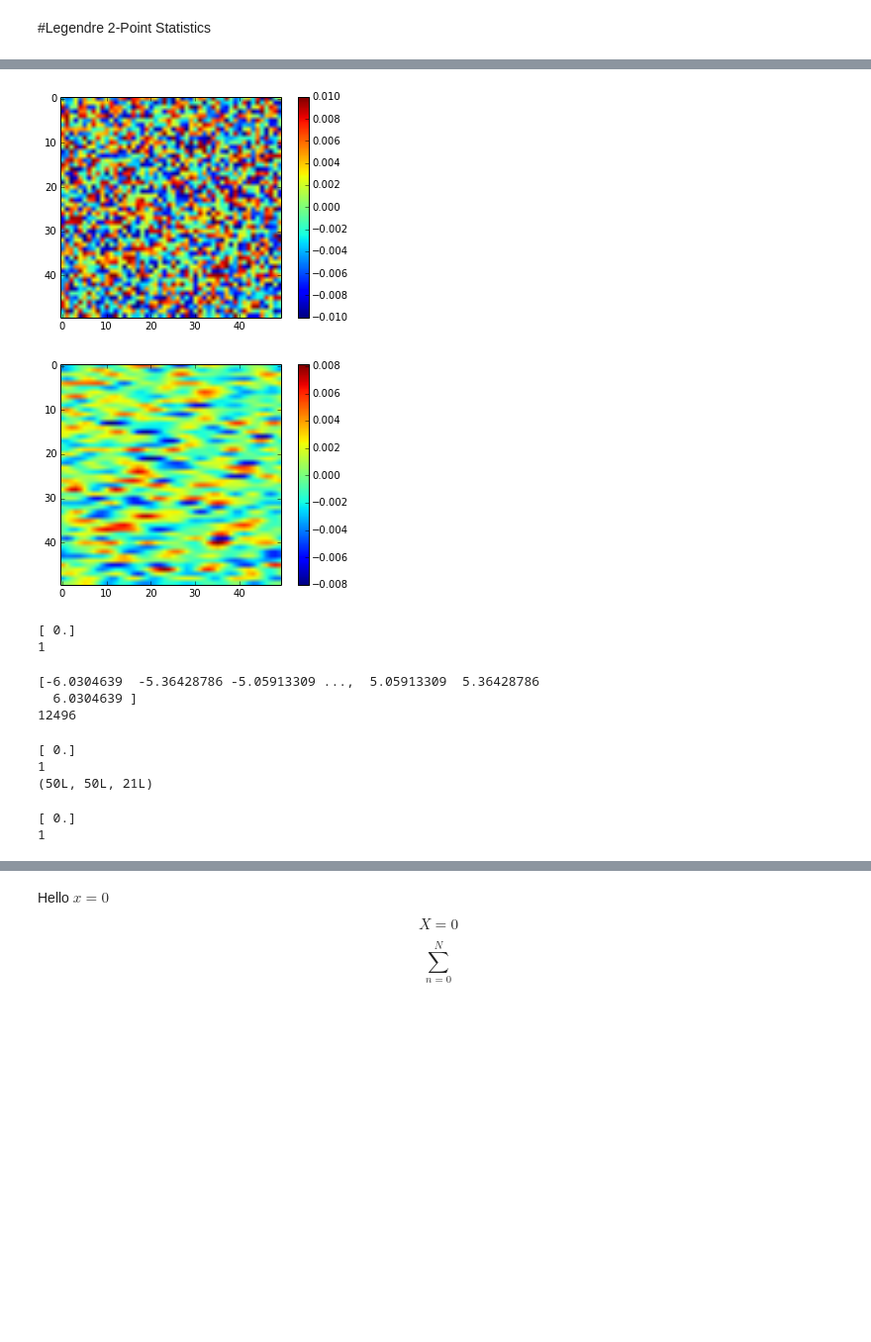
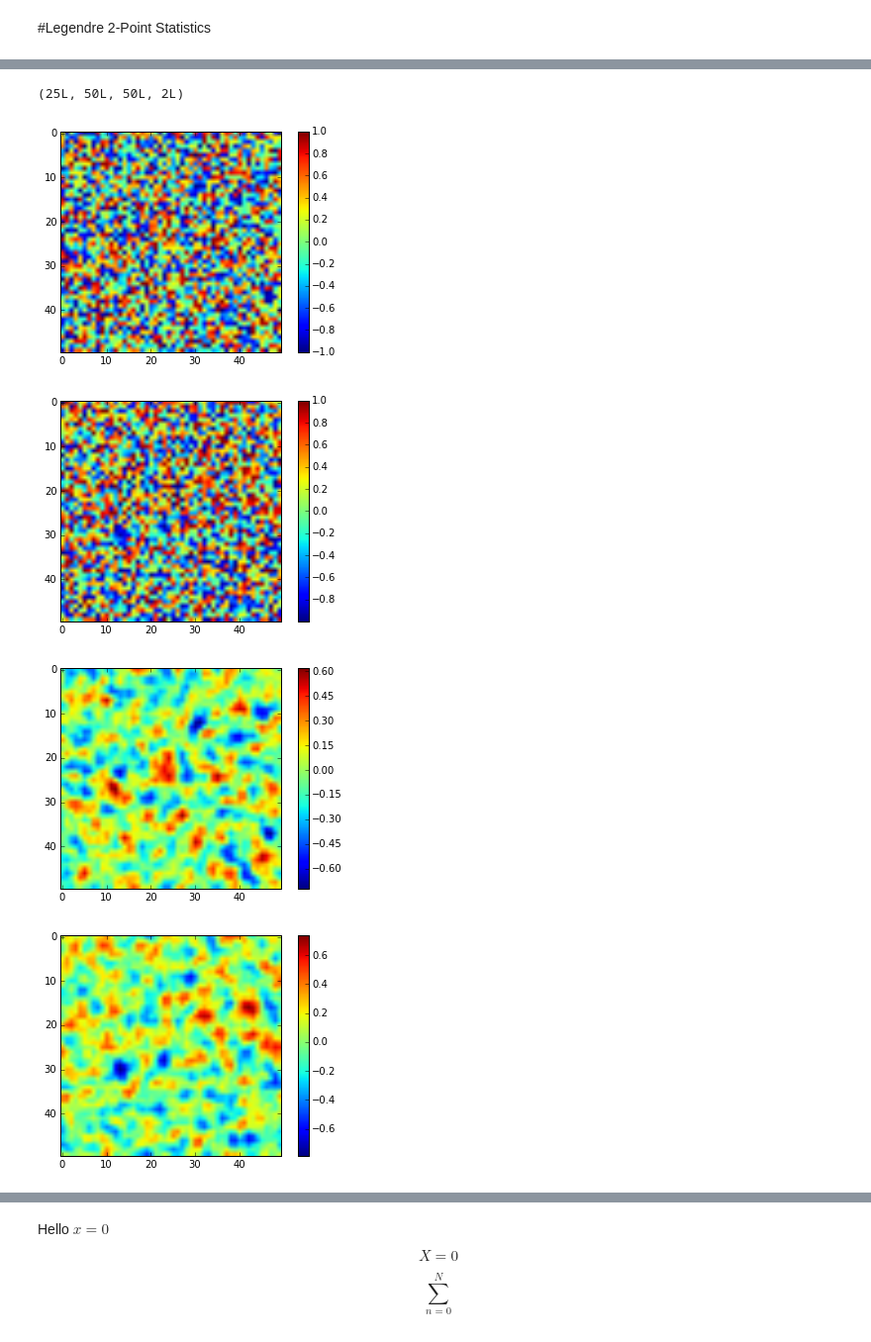
Before and after one commit to davidbrough1/2_point_statistics_Legendre, a Jupyter notebook: Legendre 2-point.ipynb, the cells around one changed output, grey strips where cells are left out. Shown at 99% size. Saved outputs shown, nothing was run; the diff lists cells and outputs as text; code cells hidden in the pictures; blank space fills up the shorter version.

```diff
--- a/Legendre 2-point.ipynb
+++ b/Legendre 2-point.ipynb
@@ -13,7 +82,8 @@ from pymks.bases import LegendreBasis
 # %%
-t_steps = 10
+t_steps = 2
 
+n_samples = 25
 size =(50, 50)
-Data = np.zeros(size + (t_steps,))
+Data = np.zeros((n_samples,) + size + (t_steps,))
 #for ii in range(t_steps):
 # %%
@@ -38,19 +107,31 @@ from pymks.datasets.cahn_hilliard_simulation import CahnHilliardSimulation
 
 N = 50
 
-phi0 = 0.01 * (2 * np.random.random((N, N)) - 1)
-Data[:, :, 0] = phi0.copy()
-ch = CahnHilliardSimulation()
+#phi0 = 0.01 * (2 * np.random.random((n_samples, N, N)) - 1)
+#Data[..., 0] = phi0.copy()
+#ch = CahnHilliardSimulation()
 for ii in range(t_steps - 1):
-    ch.run(Data[:, :, ii])
-    Data[:, :, ii + 1] = ch.response
+    for jj in range(n_samples):
+        Data[jj, ..., ii], Data[jj, ..., ii + 1] = make_cahn_hilliard(1, (50, 50))
+        #print Data[jj, ..., ii].shape
+        #ch.run(Data[jj, ..., ii])
+       # Data[jj, ..., ii + 1] = ch.response
+
+print Data.shape
+# %% [output]
+(25L, 50L, 50L, 2L)
 # %%
 for ii in range(t_steps):
     if ii == 0 or ii == (t_steps - 1):
         plt.figure()
-        plt.imshow(Data[:, :, ii])
+        plt.imshow(Data[0, ..., ii])
         plt.colorbar()
+        plt.figure()
+        plt.imshow(Data[1, ..., ii])
+        plt.colorbar()
 # %% [output]
-[figure, old version]
+[figure, new version]
-[figure, old version]
+[figure, new version]
+[figure, added]
+[figure, added]
 # %%
@@ -58,20 +139,9 @@ n_states = 6
 LegBasis = LegendreBasis(n_states=n_states, domain=[-1, 1])
 # %%
-X_end = Data[:, :, -1]# Last time step
+X_end = Data[..., -1] # Last time step
 X_start = Data[..., 0]
 X_end_ = LegBasis.discretize(X_end)
 X_start_ = LegBasis.discretize(X_start)
-print np.unique(X_end.imag)
-print len(np.unique(X_end.imag))
-# %% [output]
-[ 0.]
-1
 # %%
-FX_end_ = np.fft.fftn(X_end_, axes=(0, 1))
-FX_start_ = np.fft.fftn(X_start_, axes=(0, 1))
-print np.unique(FX_end_.imag)
-print len(np.unique(FX_end_.imag))
+FX_end_ = np.fft.fftn(X_end_, axes=(1, 2))
+FX_start_ = np.fft.fftn(X_start_, axes=(1, 2))
-# %% [output]
-[-6.0304639  -5.36428786 -5.05913309 ...,  5.05913309  5.36428786
-  6.0304639 ]
-12496
@@ -86,19 +147,0 @@ def new_coeffs(X_):
-# %%
-# Think about normalization
-FX_t_end = new_coeffs(X_end_)
-FX_t_start = new_coeffs(X_start_)
-print np.unique(FX_t_end.imag)
-print len(np.unique(FX_t_end.imag))
-print FX_t_start.shape
-# %% [output]
-[ 0.]
-1
-(50L, 50L, 21L)
-# %%
-X_t_end = np.fft.irfftn(FX_t_end, axes=(0, 1))
-X_t_start = np.fft.irfftn(FX_t_start, axes=(0, 1))
-print np.unique(X_t_end.imag)
-print len(np.unique(X_t_end.imag))
-# %% [output]
-[ 0.]
-1
```
Also changed, not shown: parts of 20 cells of this notebook.
